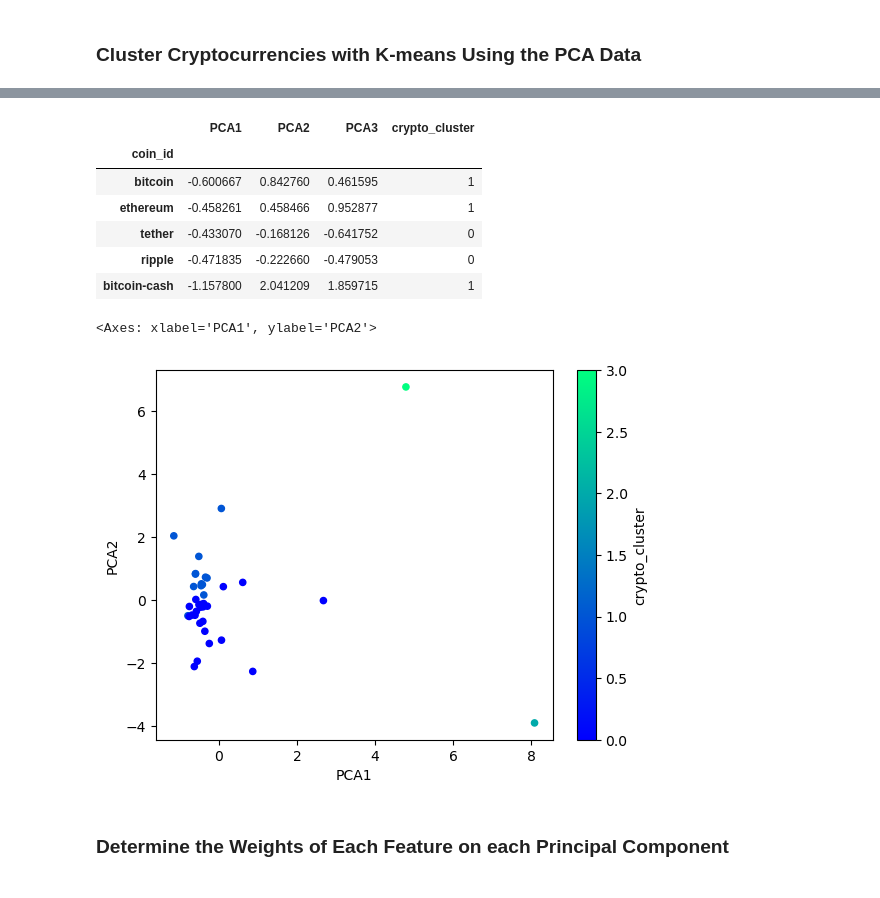
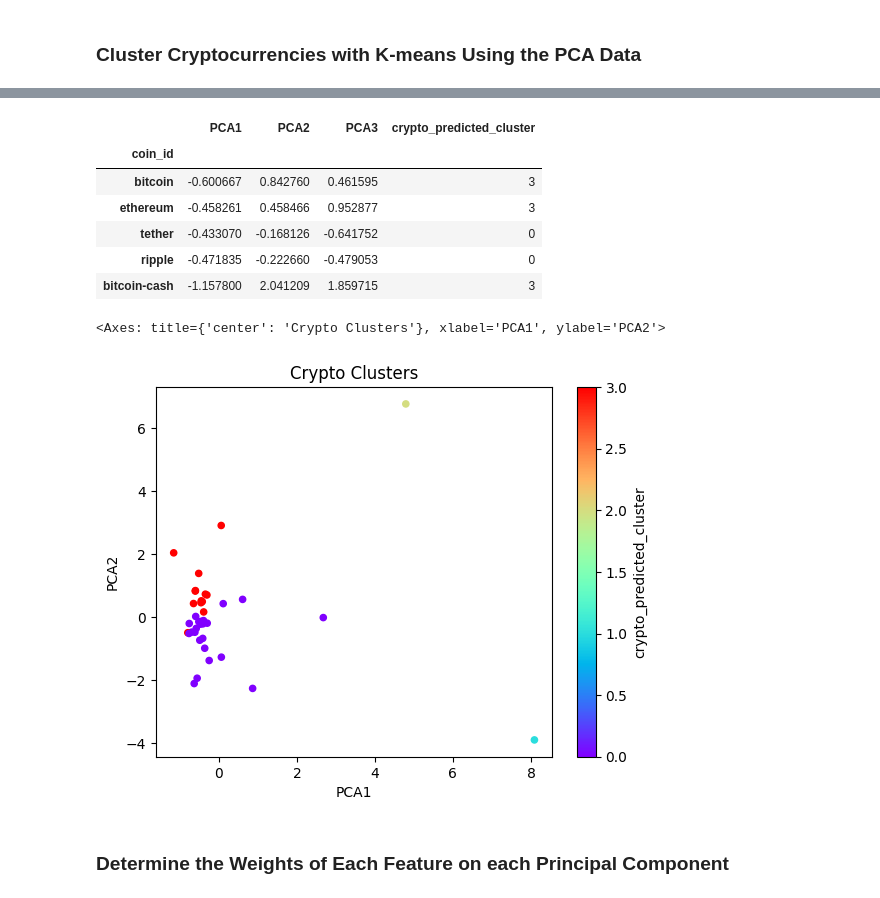
Before and after one commit to inCloset/CryptoClustering, a Jupyter notebook: Crypto_Clustering_starter_code.ipynb, the cells around one changed output, grey strips where cells are left out. Cells and saved outputs as stored; diff of their text form; code cells hidden in the pictures.

```diff
--- a/Crypto_Clustering_starter_code.ipynb
+++ b/Crypto_Clustering_starter_code.ipynb
@@ -233,22 +229,26 @@ array([0.3719856 , 0.34700813, 0.17603793])
 
 
 # Create an empty list to store the inertia values
-
+pca_inertia = []
 
 # Create a for loop to compute the inertia with each possible value of k
 # Inside the loop:
 # 1. Create a KMeans model using the loop counter for the n_clusters
 # 2. Fit the model to the data using PCA DataFrame.
 # 3. Append the model.inertia_ to the inertia list
-
+for k in range(1, 11):
+    kmeans = KMeans(n_clusters=k)
+    kmeans.fit(pca_model_df)
+    pca_inertia.append(kmeans.inertia_)
 
 # Create a dictionary with the data to plot the Elbow curve
-
+{"k": range(1, 11), "inertia": pca_inertia}
 
 # Create a DataFrame with the data to plot the Elbow curve
-
+pca_kmeans_inertia_df = pd.DataFrame({"k": range(1, 11), "inertia": pca_inertia})
 
 # Display the DataFrame
+display(pca_kmeans_inertia_df)
 # %% [output]
 |  | k | inertia |
 | 0 | 1 | 256.874086 |
@@ -278,5 +282,7 @@ array([0.3719856 , 0.34700813, 0.17603793])
 ### Cluster Cryptocurrencies with K-means Using the PCA Data
 # %%
 # Initialize the K-Means model using the best value for k
+k_pca_model = KMeans(n_clusters=4)
 # %%
 # Fit the K-Means model using the PCA data
+k_pca_model.fit(pca_model_df)
@@ -288,24 +316,31 @@ array([0.3719856 , 0.34700813, 0.17603793])
 # %%
 # Create a copy of the DataFrame with the PCA data
-
+pca_kmeans_df = pca_model_df.copy()
 
 # Add a new column to the DataFrame with the predicted clusters
-
+pca_kmeans_df["crypto_predicted_cluster"] = k_pca_model.labels_
 
 # Display sample data
+display(pca_kmeans_df.head(5))
 # %% [output]
-|  | PCA1 | PCA2 | PCA3 | crypto_cluster |
+|  | PCA1 | PCA2 | PCA3 | crypto_predicted_cluster |
 | coin_id |  |  |  |  |
-| bitcoin | -0.600667 | 0.842760 | 0.461595 | 1 |
-| ethereum | -0.458261 | 0.458466 | 0.952877 | 1 |
+| bitcoin | -0.600667 | 0.842760 | 0.461595 | 3 |
+| ethereum | -0.458261 | 0.458466 | 0.952877 | 3 |
 | tether | -0.433070 | -0.168126 | -0.641752 | 0 |
 | ripple | -0.471835 | -0.222660 | -0.479053 | 0 |
-| bitcoin-cash | -1.157800 | 2.041209 | 1.859715 | 1 |
+| bitcoin-cash | -1.157800 | 2.041209 | 1.859715 | 3 |
 # %%
 # Create a scatter plot by setting `x="PCA1"` and `y="PCA2"`.
+pca_kmeans_df.plot.scatter(x="PCA1",
+                           y="PCA2",
+                           c="crypto_predicted_cluster",
+                           colormap="rainbow",
+                           title="Crypto Clusters"
+                           )
 # %% [output]
-<Axes: xlabel='PCA1', ylabel='PCA2'>
+<Axes: title={'center': 'Crypto Clusters'}, xlabel='PCA1', ylabel='PCA2'>
-[figure, old version]
+[figure, new version]
 # %% [markdown]
 ### Determine the Weights of Each Feature on each Principal Component
 # %%
```
Also changed, not shown: parts of 17 cells of this notebook.
